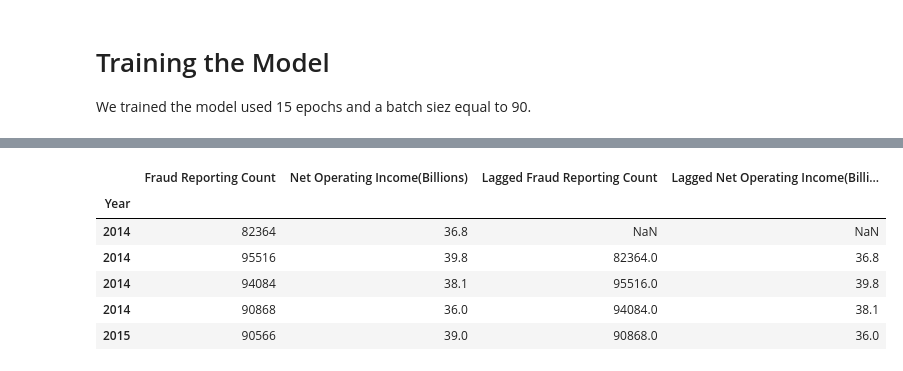
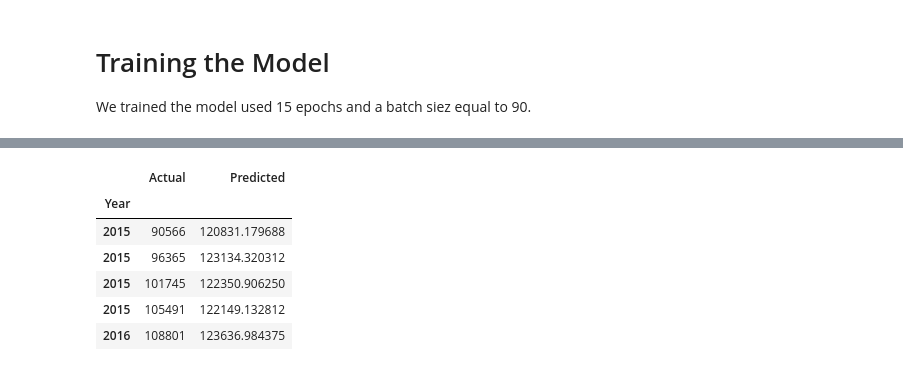
Before and after one commit to AkanSri/Project2, a Jupyter notebook: deep_tensorflow_wj.ipynb, the cells around one changed output, grey strips where cells are left out. Saved outputs shown, nothing was run; the diff lists cells and outputs as text; code cells hidden in the pictures.

```diff
--- a/deep_tensorflow_wj.ipynb
+++ b/deep_tensorflow_wj.ipynb
@@ -133,8 +133,8 @@ from tensorflow.keras.layers import LSTM, Dense, Dropout
 model = Sequential()
 
 # Initial model setup
-number_units = 6
-dropout_fraction = 0.2
+number_units = 20
+dropout_fraction = 0.3
 
 # Layer 1
 model.add(LSTM(
@@ -149,6 +149,10 @@ model.add(LSTM(units=number_units, return_sequences=True))
 model.add(Dropout(dropout_fraction))
 
 # Layer 3
+model.add(LSTM(units=number_units, return_sequences=True))
+model.add(Dropout(dropout_fraction))
+
+# Layer 4
 model.add(LSTM(units=number_units))
 model.add(Dropout(dropout_fraction))
 
@@ -183,5 +187,5 @@ _________________________________________________________________
 # Training the Model
 We trained the model used 15 epochs and a batch siez equal to 90.
 # %%
-model.fit(X_train_scaled, y_train_scaled, epochs=10, shuffle=False, batch_size=19, verbose=1)
+model.fit(X_train_scaled, y_train_scaled, epochs=75, shuffle=False, batch_size=19, verbose=1)
 # %% [output]
@@ -216,0 +214,4 @@ predicted = model.predict(X_test)
+# %%
+predicted = model.predict(X_train_scaled)
+predicted = np.concatenate((predicted, model.predict(X_test_scaled)))
+predicted
@@ -220,16 +240,16 @@ real_fraud_reports = scaler.inverse_transform(y_test.reshape(-1, 1))
 # %%
-pd.DataFrame({
-    "Actual": real_fraud_reports.ravel(),
+fraud_results = pd.DataFrame({
+    "Actual": fraud_reporting ['Fraud Reporting Count'].iloc[4:],
     "Predicted": predicted_fraud_reports.ravel()
-}, index = fraud_reporting.index[-len(real_fraud_reports): ])
+}, index = fraud_reporting.iloc[4:].index)
 
 # Show the DataFrame's head
-fraud_reporting.head()
+fraud_results.head()
 # %% [output]
-|  | Fraud Reporting Count | Net Operating Income(Billions) | Lagged Fraud Reporting Count | Lagged Net Operating Income(Billi... |
-| Year |  |  |  |  |
-| 2014 | 82364 | 36.8 | NaN | NaN |
-| 2014 | 95516 | 39.8 | 82364.0 | 36.8 |
-| 2014 | 94084 | 38.1 | 95516.0 | 39.8 |
-| 2014 | 90868 | 36.0 | 94084.0 | 38.1 |
-| 2015 | 90566 | 39.0 | 90868.0 | 36.0 |
+|  | Actual | Predicted |
+| Year |  |  |
+| 2015 | 90566 | 120831.179688 |
+| 2015 | 96365 | 123134.320312 |
+| 2015 | 101745 | 122350.906250 |
+| 2015 | 105491 | 122149.132812 |
+| 2016 | 108801 | 123636.984375 |
```
Also changed, not shown: parts of 8 cells of this notebook, 1 other file.
